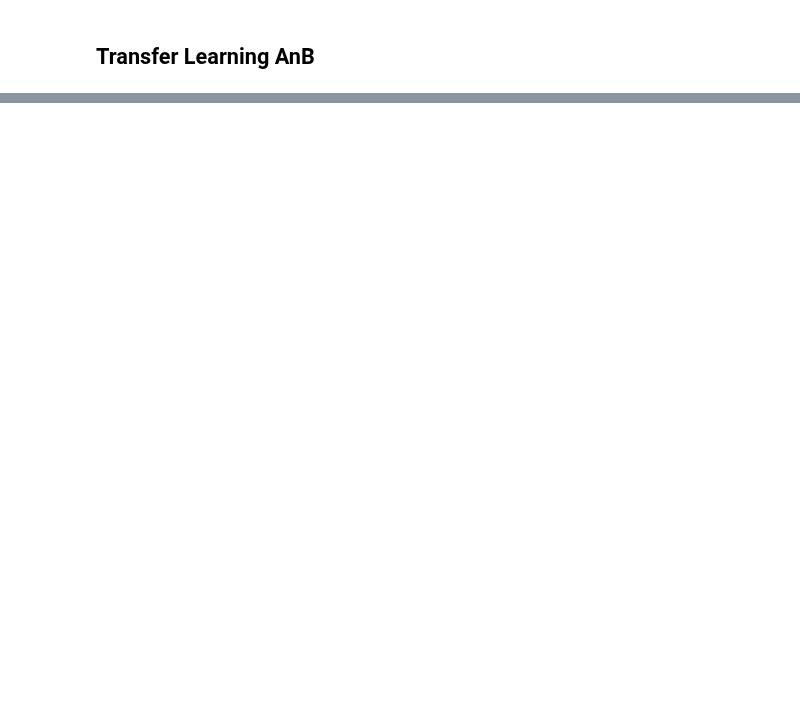
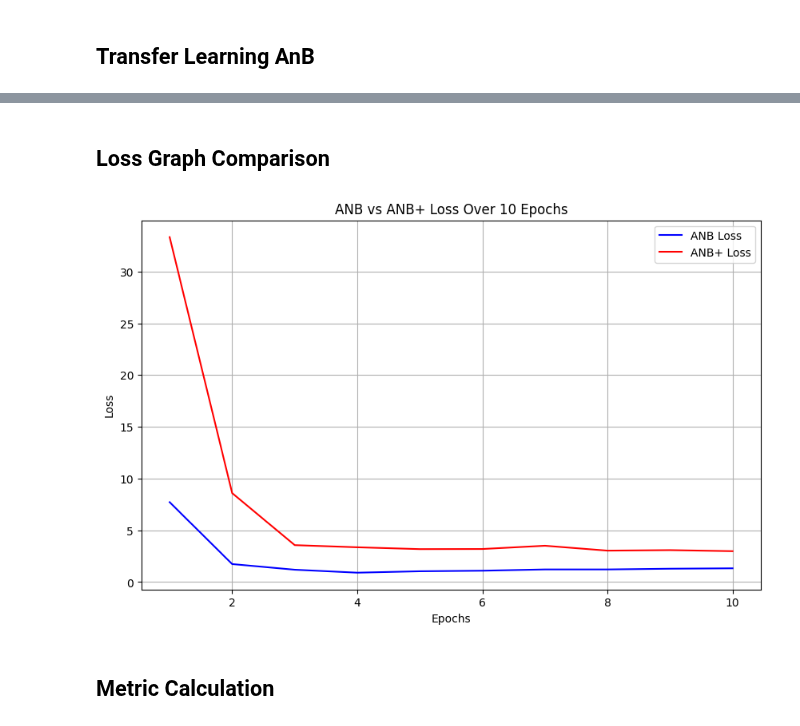
Before and after one commit to Christine-Lei/Emotionally-Aware-Image-Caption-Generation, a Jupyter notebook: FineTuning.ipynb, the cells around one changed output, grey strips where cells are left out. Saved outputs shown, nothing was run; the diff lists cells and outputs as text; code cells hidden in the pictures; blank space fills up the shorter version.

```diff
--- a/FineTuning.ipynb
+++ b/FineTuning.ipynb
@@ -475,0 +300,2 @@ torch.save(model_B.state_dict(), 'transfer_anb.pth')
+# %% [markdown]
+## Loss Graph Comparison
@@ -475,0 +304,25 @@ torch.save(model_B.state_dict(), 'transfer_anb.pth')
+# %%
+anb_loss = [7.71825326572765, 1.735989718726187, 1.1907941193291636, 0.9047453511844982, 1.0421886823394082,
+            1.0946602189179622, 1.2177772503910642, 1.217276146917632, 1.2876203620072566, 1.3269359108173486]
+
+anb_plus_loss = [33.32720889467181, 8.59160405216795, 3.567366361618042, 3.361121062076453, 3.1830804203495835,
+                 3.194024432789196, 3.5096473115863223, 3.0364832733616685, 3.085678118647951, 2.9846522013346353]
+
+epochs = range(1, len(anb_loss) + 1)
+
+# Plotting
+plt.figure(figsize=(10, 6))
+
+plt.plot(epochs, anb_loss, 'b', label='ANB Loss')
+plt.plot(epochs, anb_plus_loss, 'r', label='ANB+ Loss')
+plt.title('ANB vs ANB+ Loss Over 10 Epochs')
+plt.xlabel('Epochs')
+plt.ylabel('Loss')
+plt.legend()
+plt.grid(True)
+
+plt.show()
+# %% [output]
+[figure, added]
+# %% [markdown]
+## Metric Calculation
```
Also changed, not shown: parts of 52 cells of this notebook.
